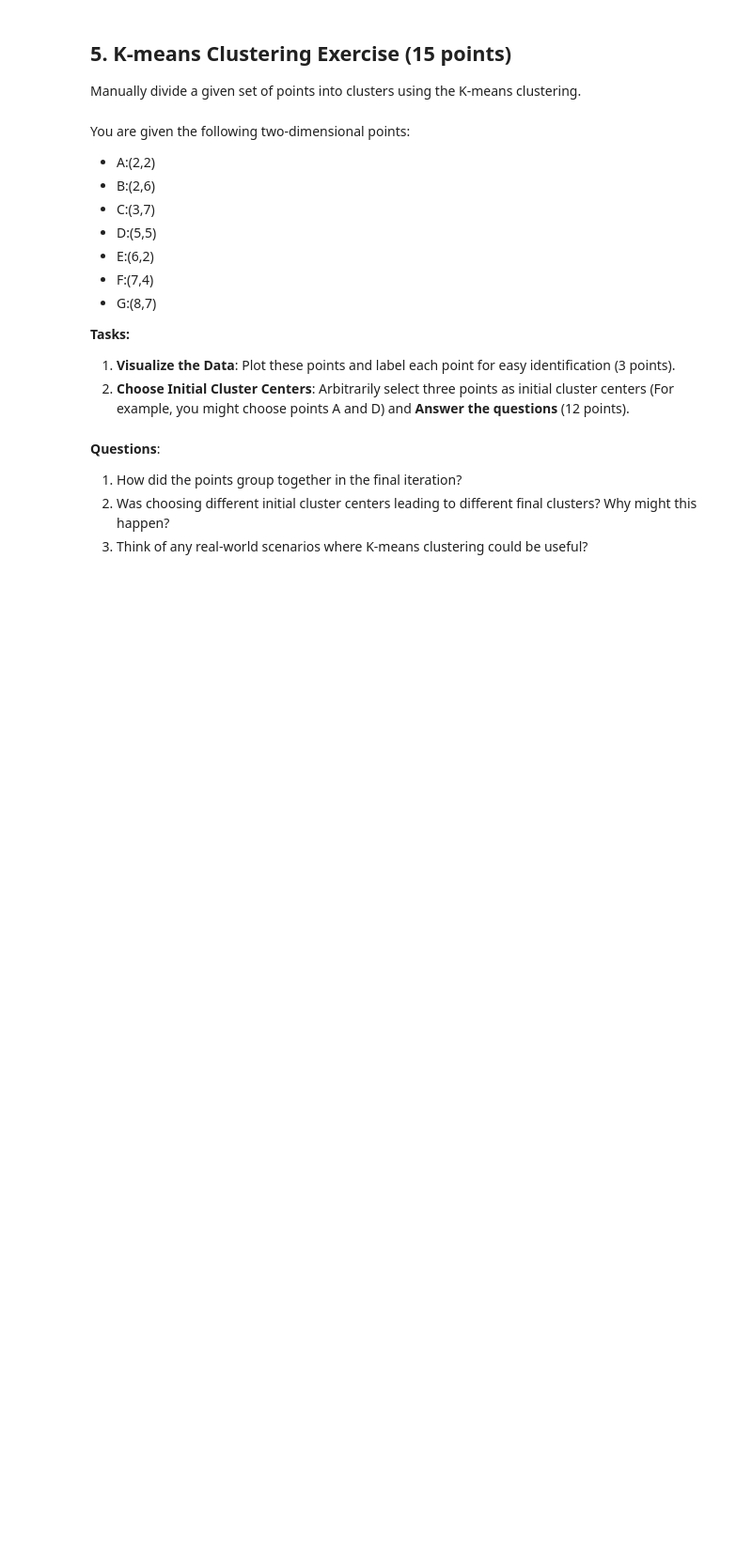
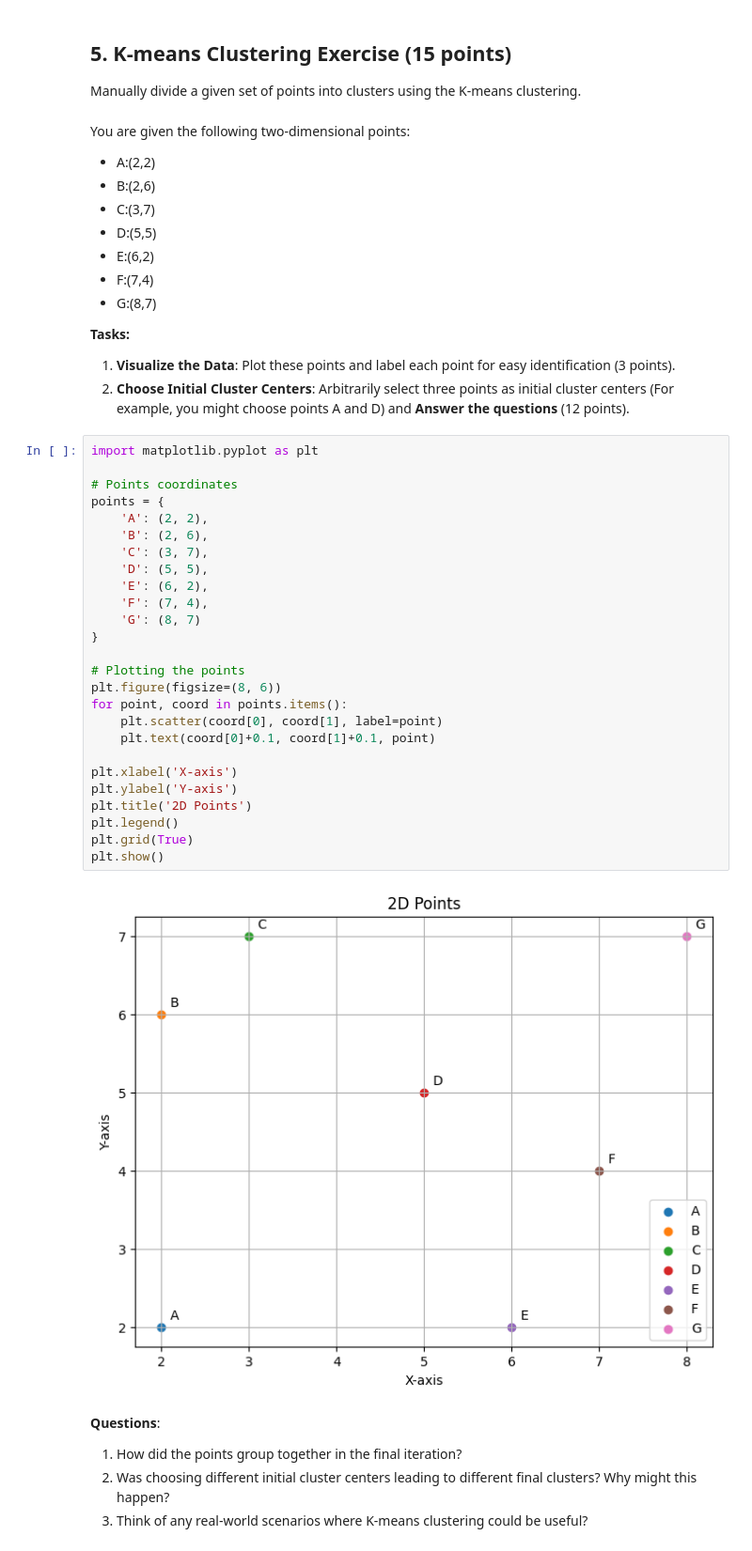
Before and after one commit to tetrukavi/machine_learning_bgu, a Jupyter notebook: ML_ex1_Unsupervised avichai.ipynb, the cells around one changed output. Shown at 94% size. Cells and saved outputs as stored; diff of their text form; blank space fills up the shorter version.

```diff
--- a/ML_ex1_Unsupervised avichai.ipynb
+++ b/ML_ex1_Unsupervised avichai.ipynb
@@ -167,6 +168,34 @@ You are given the following two-dimensional points: <br>
 **Tasks:**
 1.   **Visualize the Data**: Plot these points and label each point for easy identification (3 points).
 2.   **Choose Initial Cluster Centers**: Arbitrarily select three points as initial cluster centers (For example, you might choose points A and D) and **Answer the questions** (12 points).
+# %%
+import matplotlib.pyplot as plt
+
+# Points coordinates
+points = {
+    'A': (2, 2),
+    'B': (2, 6),
+    'C': (3, 7),
+    'D': (5, 5),
+    'E': (6, 2),
+    'F': (7, 4),
+    'G': (8, 7)
+}
+
+# Plotting the points
+plt.figure(figsize=(8, 6))
+for point, coord in points.items():
+    plt.scatter(coord[0], coord[1], label=point)
+    plt.text(coord[0]+0.1, coord[1]+0.1, point)
+
+plt.xlabel('X-axis')
+plt.ylabel('Y-axis')
+plt.title('2D Points')
+plt.legend()
+plt.grid(True)
+plt.show()
+# %% [output]
+[figure, added]
 # %% [markdown]
 **Questions**:
 1.   How did the points group together in the final iteration?
```
Also changed, not shown: parts of 10 cells of this notebook.
